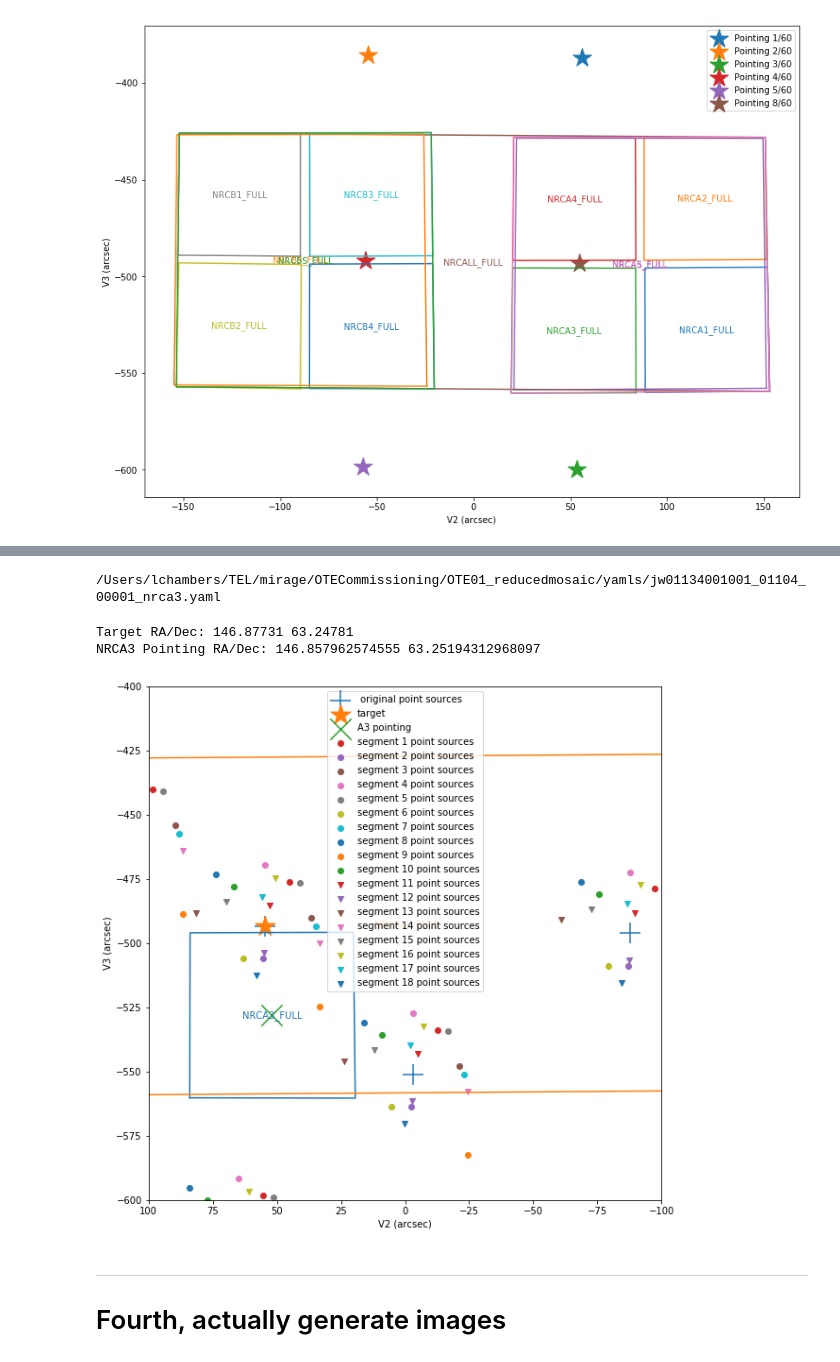
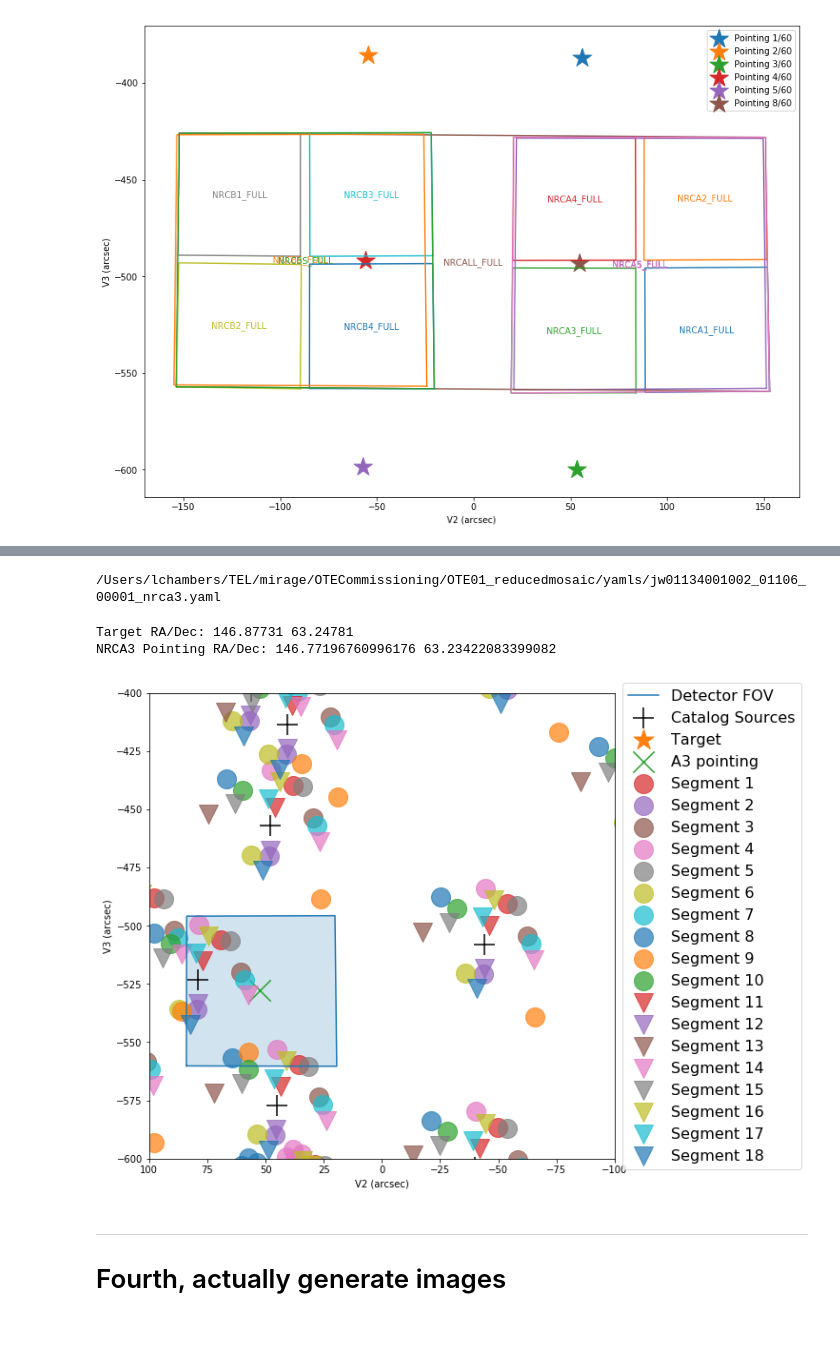
Before and after one commit to spacetelescope/mirage, a Jupyter notebook: OTECommissioning/OTE01/OTE01.ipynb, the cells around one changed output, grey strips where cells are left out. Drawn from its saved outputs; the diff is of its cells as text; code cells hidden in the pictures; blank space fills up the shorter version.

```diff
--- a/OTECommissioning/OTE01/OTE01.ipynb
+++ b/OTECommissioning/OTE01/OTE01.ipynb
@@ -369,19 +258,18 @@ yam.info['ra_ref']
 # %%
-test_yaml_filename = 'jw01134001001_01104_00001_nrca3.yaml'
+# Select one YAML to estimate where the sources will be
+test_yaml_filename = 'jw01134001002_01106_00001_nrca3.yaml'
 test_yaml = os.path.join(yaml_dir, test_yaml_filename)
 print(test_yaml)
 yaml_ind = np.where(np.array(yam.info['yamlfile']) == test_yaml_filename)[0][0]
 # %% [output]
-/Users/lchambers/TEL/mirage/OTECommissioning/OTE01_reducedmosaic/yamls/jw01134001001_01104_00001_nrca3.yaml
+/Users/lchambers/TEL/mirage/OTECommissioning/OTE01_reducedmosaic/yamls/jw01134001002_01106_00001_nrca3.yaml
 # %%
+# Calculate V2/V3 locations of aperture, target, and sources
+
 # Examine apertures and V2/V3 references for each array/subarray
 nc_siaf = pysiaf.Siaf('NIRCam')
 nc_a3 = nc_siaf['NRCA3_FULL']
 nc_all = nc_siaf['NRCALL_FULL']
-
-plt.figure(figsize=(15,10))
-nc_a3.plot(frame='tel', name_label='NRCA3_FULL', fill_color='white')
-nc_all.plot(frame='tel', name_label='NRCALL_FULL', fill_color='white')
 
 # Get the target RA/Dec
 target_ra = float(yam.info['ra'][yaml_ind])
@@ -407,37 +295,59 @@ attitude_ref = pysiaf.utils.rotations.attitude(
 sw_catalog_file = yam.info['sw_ptsrc'][yaml_ind]
 sw_catalog = asc.read(sw_catalog_file)
 v2, v3 = pysiaf.utils.rotations.getv2v3(attitude_ref, sw_catalog['x_or_RA'], sw_catalog['y_or_Dec'])
-plt.scatter(v2, v3, label=' original point sources', marker='+', s=500)
 
 # Get the V2/V3 position of the target (the same as the NRCALL pointing)
 target_v2, target_v3 = pysiaf.utils.rotations.getv2v3(attitude_ref, target_ra, target_dec)
-plt.scatter(target_v2, target_v3, label='target', marker='*', s=500)
 
 # Get the V2/V3 position of the aperture pointing
 a3_v2, a3_v3 = pysiaf.utils.rotations.getv2v3(attitude_ref, pointing_ra, pointing_dec)
-plt.scatter(a3_v2, a3_v3, label='A3 pointing', marker='x', s=500)
 
 # Add offsets for each segment
 PSFCollection = psf_selection.PSFCollection(
     'NIRCam', 'NRCA3', 'F212N', library_root_dir, True
 )
-for i_segment in np.arange(1, 19):
-    marker = 'o'
-    if i_segment > 10:
-        marker = 'v'
-    x_arcsec, y_arcsec = PSFCollection.get_segment_offset(i_segment, 'NRCA3')
-    plt.scatter(v2 - x_arcsec, v3 + y_arcsec,
-                label='segment {} point sources'.format(i_segment), marker=marker)
-
-# Just show the area close to the detector
-plt.xlim(100, -100)
-plt.ylim(-600, -400)
-plt.legend()
-plt.show()
 # %% [output]
 Target RA/Dec: 146.87731 63.24781
-NRCA3 Pointing RA/Dec: 146.857962574555 63.25194312968097
+NRCA3 Pointing RA/Dec: 146.77196760996176 63.23422083399082
-[figure, removed]
+# %%
+# Plot V2/V3 locations of aperture, target, and sources
+
+fig, ax = plt.subplots(1, 1, figsize=(15,10))
+nc_a3.plot(frame='tel', fill_color=None, label='Detector FOV', fill_alpha=0.2)
+
+# Plot catalog sources
+plt.scatter(v2, v3, label='Catalog Sources', marker='+', s=500, c='black')
+
+# Plot the target (the same as the NRCALL pointing)
+plt.scatter(target_v2, target_v3, label='Target', marker='*', s=500)
+
+# Plot the center of aperture pointing
+plt.scatter(a3_v2, a3_v3, label='A3 pointing', marker='x', s=500)
+
+# Plot segment sources
+for i_segment in np.arange(1, 19):
+    marker = 'o'
+    if i_segment > 10:
+        marker = 'v'
+    x_arcsec, y_arcsec = PSFCollection.get_segment_offset(i_segment, 'NRCA3')
+    plt.scatter(v2 - x_arcsec, v3 + y_arcsec,
+                label='Segment {}'.format(i_segment), marker=marker, s=400, alpha=0.7)
+
+# Just show the area close to the detector
+plt.xlim(100, -100)
+plt.ylim(-600, -400)
+
+# Shrink current axis
+box = ax.get_position()
+ax.set_position([box.x0, box.y0,
+                 box.width * 0.9, box.height])
+
+# Put a legend to the right of the current axis
+ax.legend(loc='center left', bbox_to_anchor=(1, 0.5), ncol=1, fontsize=16, facecolor=None)
+
+plt.show()
+# %% [output]
+[figure, added]
 # %% [markdown]
 ---
 # Fourth, actually generate images
```
Also changed, not shown: parts of 15 cells of this notebook.
